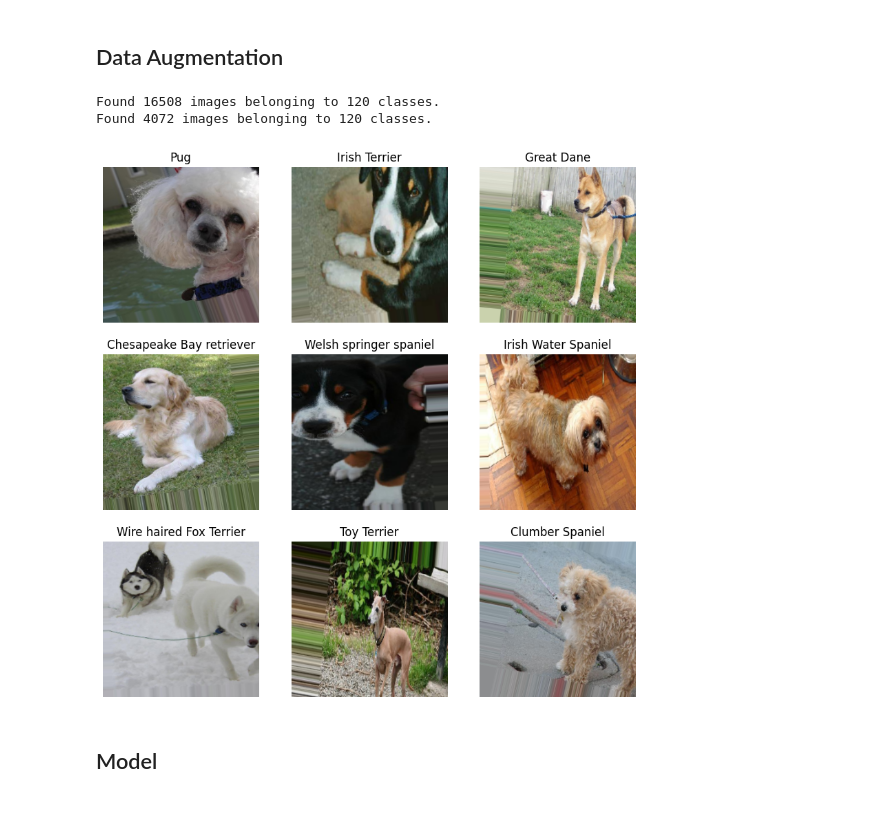
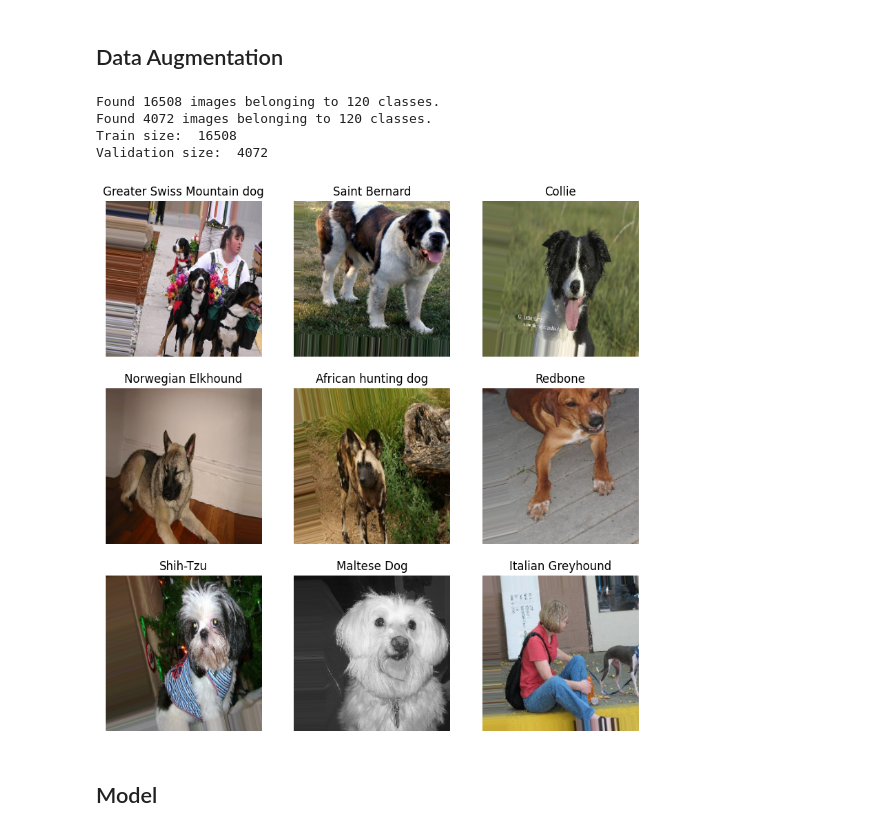
Before and after one commit to jl-tavera/dog_breed_cnn, a Jupyter notebook: dogs.ipynb, the cells around one changed output. Drawn from its saved outputs; the diff is of its cells as text; code cells hidden in the pictures.

```diff
--- a/dogs.ipynb
+++ b/dogs.ipynb
@@ -66,7 +64,8 @@ class_names = class_names_txt(filepath)
 # %%
 train_data_dir = './Dataset/Images/'
 
-train_datagen  = tf.keras.preprocessing.image.ImageDataGenerator(rescale=1./255,
+train_datagen  = tf.keras.preprocessing.image.ImageDataGenerator(
+                                   rescale=1./255,
                                    validation_split=0.2,
                                    rotation_range = 15,
                                    zoom_range = 0.2,
@@ -87,19 +86,26 @@ validation_generator = train_datagen.flow_from_directory(
     batch_size=BATCH_SIZE, #mini-batches of size 512 images
     class_mode='categorical',
     subset='validation')
+
+TRAIN_SIZE = train_generator.samples
+VALIDATION_SIZE = validation_generator.samples
+
+print("Train size: ", TRAIN_SIZE)
+print("Validation size: ", VALIDATION_SIZE)
 # %% [output]
 Found 16508 images belonging to 120 classes.
 Found 4072 images belonging to 120 classes.
+Train size:  16508
+Validation size:  4072
 # %%
 plt.figure(figsize=(10, 10))
-images = next(train_generator)[0]
-labels = next(train_generator)[1]
+images, labels = next(train_generator)
 for i in range(9):
     ax = plt.subplot(3, 3, i + 1)
     plt.imshow(images[i])
     plt.title(class_names[np.argmax(labels[i])])
     plt.axis("off")
 # %% [output]
-[figure, old version]
+[figure, new version]
 # %% [markdown]
 ## Model
```
Also changed, not shown: parts of 12 cells of this notebook, 1 other file.
